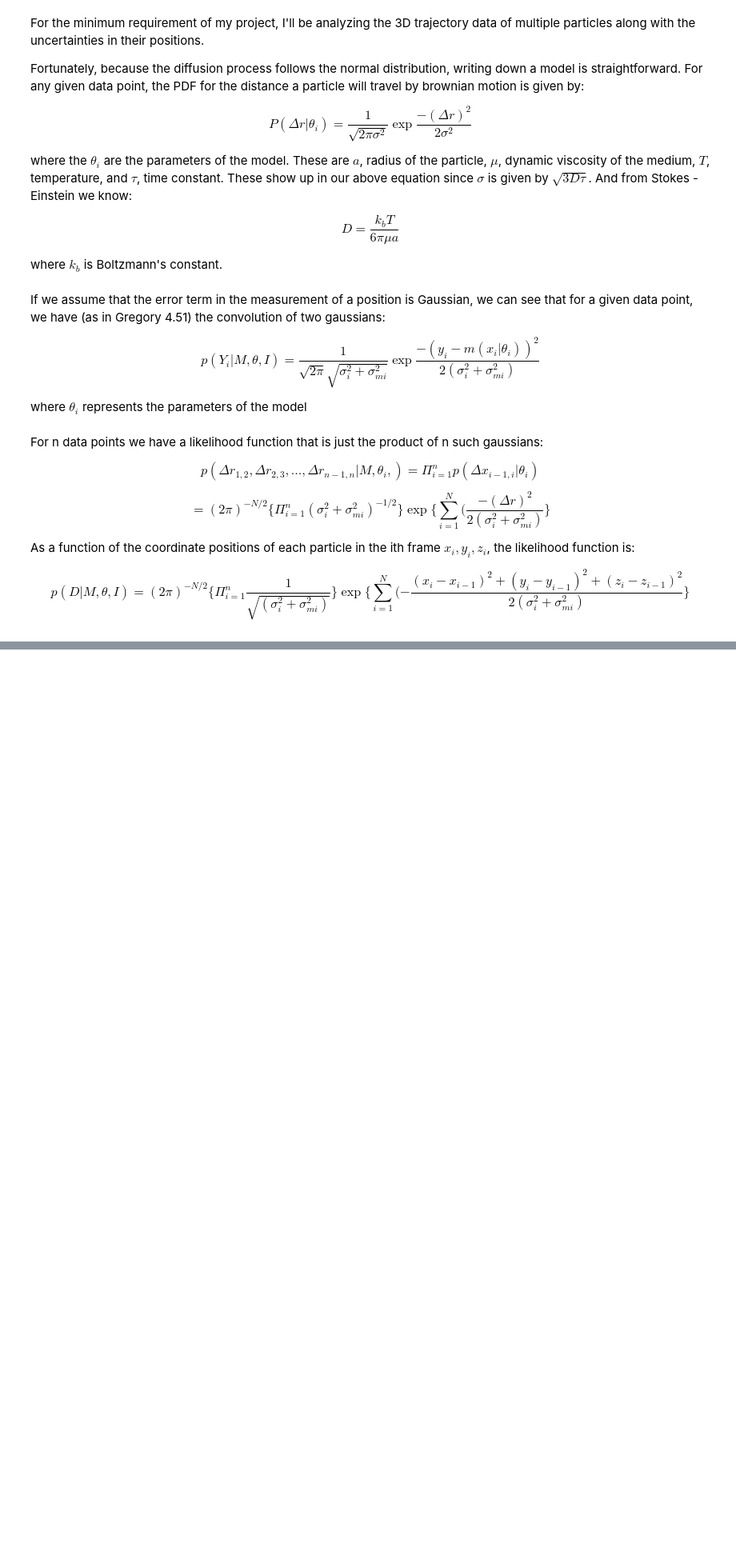
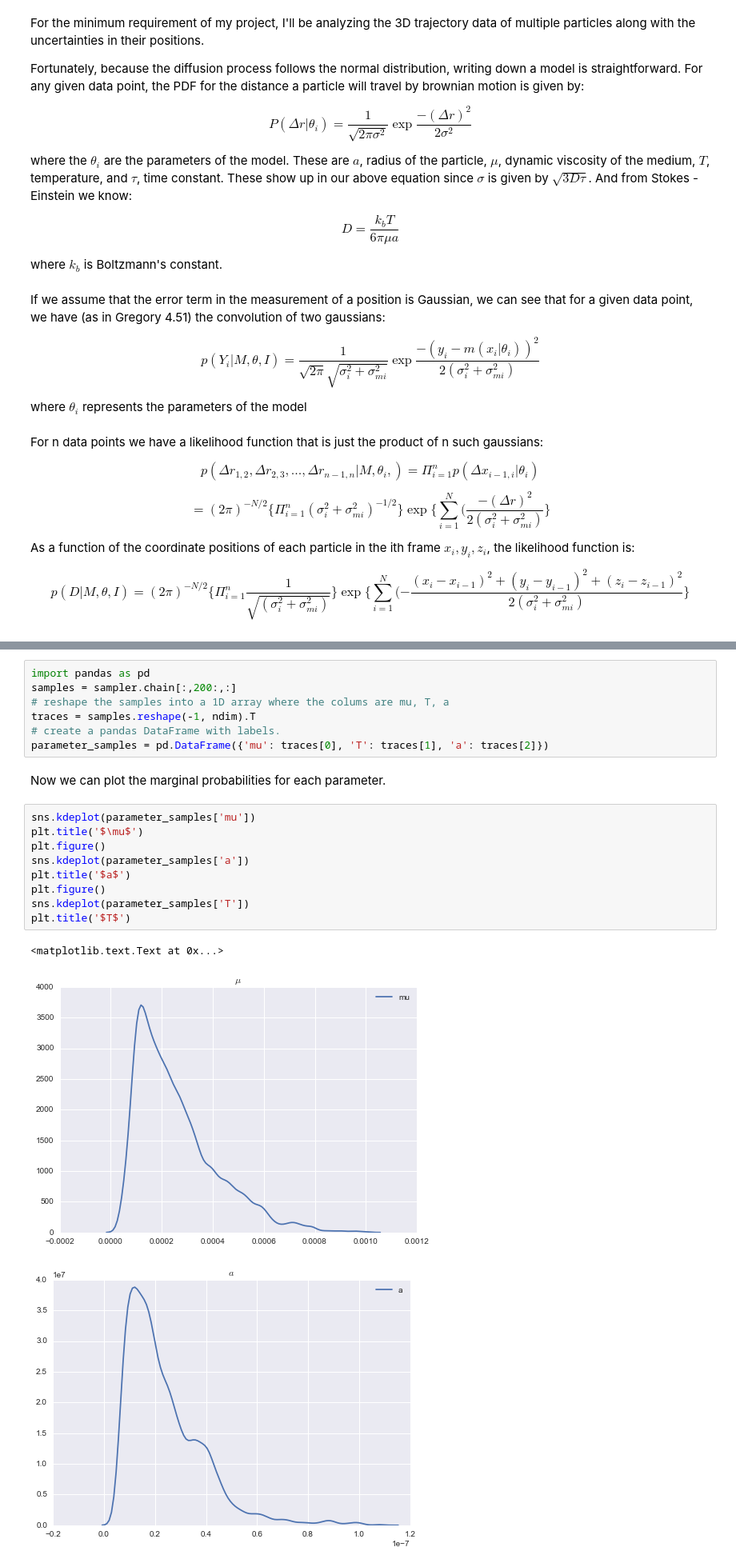
Before and after one commit to alanxzhou/Bayesian-Particle-Tracking, a Jupyter notebook: Bayesian_Particle_Tracking/Model.ipynb, the cells around one changed output, grey strips where cells are left out. Shown at 80% size. Cells and saved outputs as stored; diff of their text form; blank space fills up the shorter version.

```diff
--- a/Bayesian_Particle_Tracking/Model.ipynb
+++ b/Bayesian_Particle_Tracking/Model.ipynb
@@ -34,0 +100,22 @@ $$p(D|M,\theta,I)=(2\pi)^{-N/2}\{\Pi_{i=1}^n\frac{1}{\sqrt{(\sigma_i^2+\sigma_{m
+# %%
+import pandas as pd
+samples = sampler.chain[:,200:,:]
+# reshape the samples into a 1D array where the colums are mu, T, a
+traces = samples.reshape(-1, ndim).T
+# create a pandas DataFrame with labels.
+parameter_samples = pd.DataFrame({'mu': traces[0], 'T': traces[1], 'a': traces[2]})
+# %% [markdown]
+Now we can plot the marginal probabilities for each parameter.
+# %%
+sns.kdeplot(parameter_samples['mu'])
+plt.title('$\mu$')
+plt.figure()
+sns.kdeplot(parameter_samples['a'])
+plt.title('$a$')
+plt.figure()
+sns.kdeplot(parameter_samples['T'])
+plt.title('$T$')
+# %% [output]
+<matplotlib.text.Text at 0x...>
+[figure, added]
+[figure, added]
```
Also changed, not shown: parts of 28 cells of this notebook, 6 other files.
